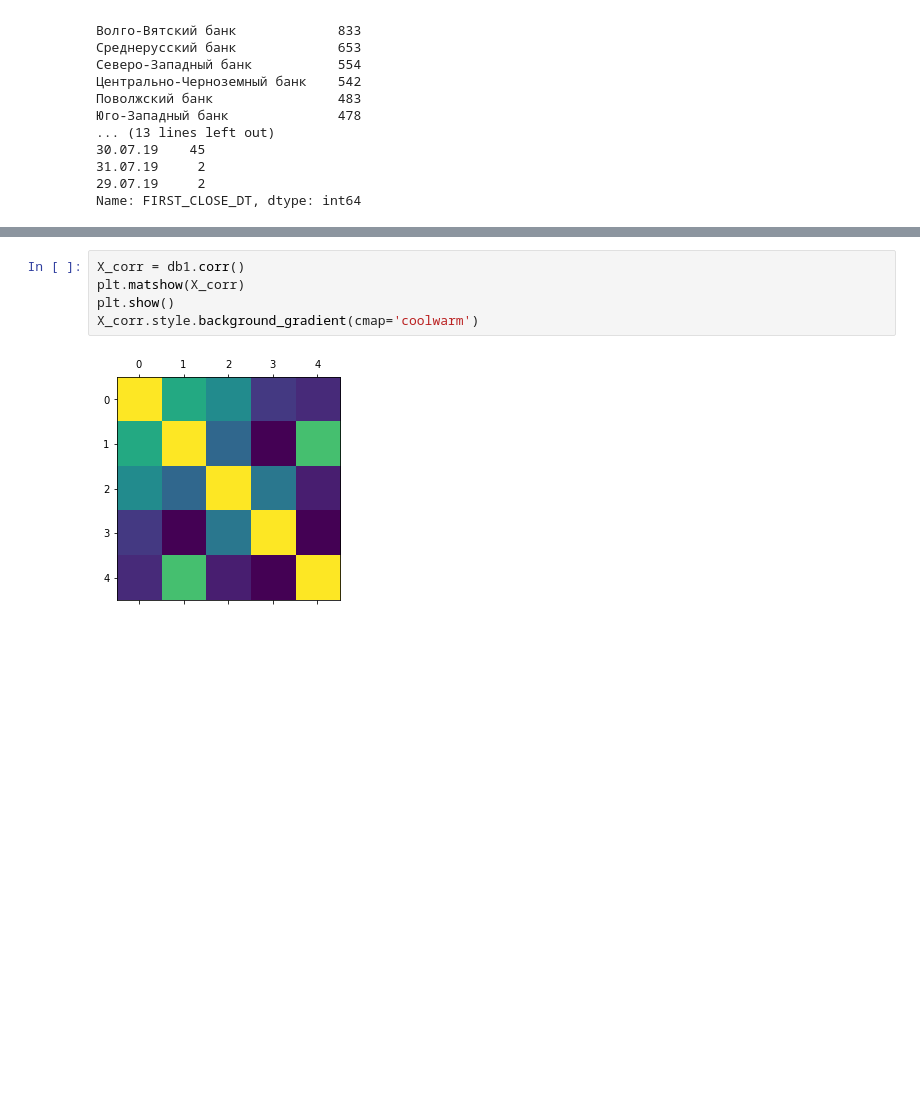
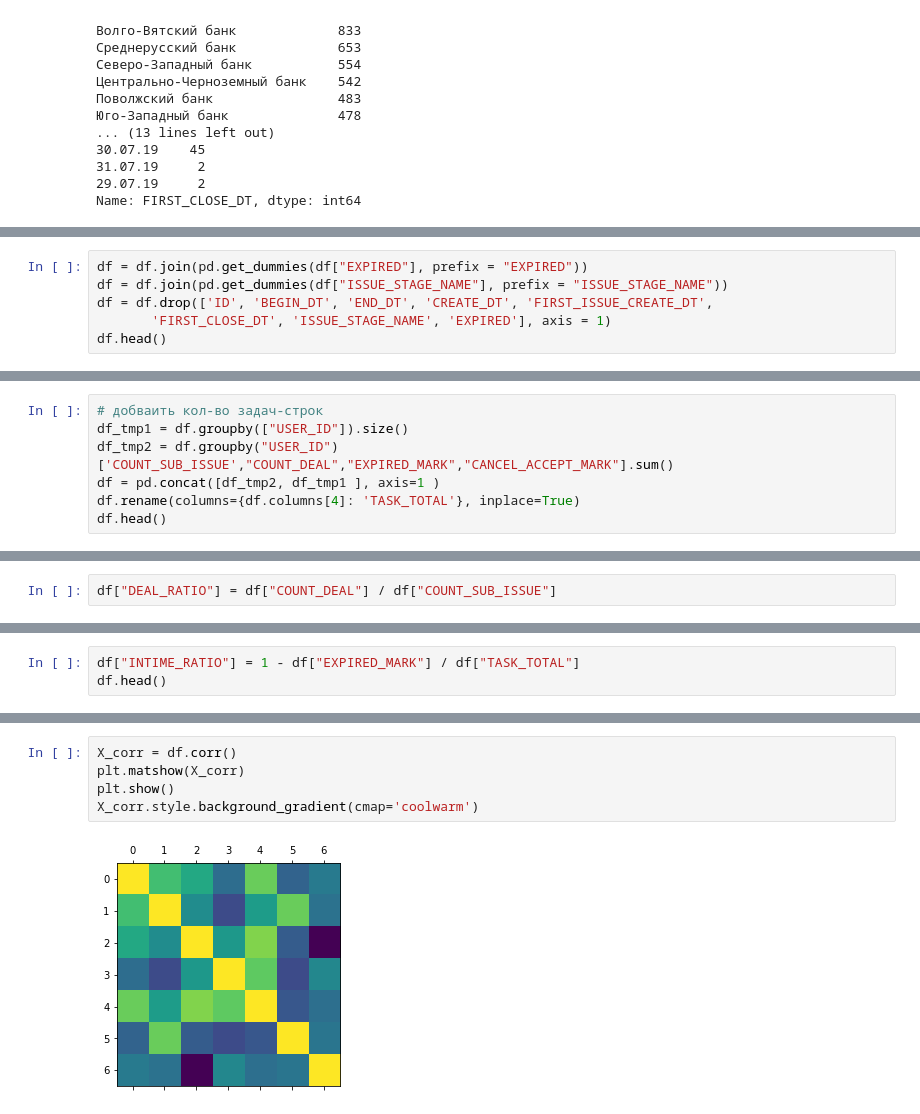
Before and after one commit to daniilstv/math, a Jupyter notebook: teorver_project.ipynb, the cells around one changed output, grey strips where cells are left out. Saved outputs shown, nothing was run; the diff lists cells and outputs as text; blank space fills up the shorter version.

```diff
--- a/teorver_project.ipynb
+++ b/teorver_project.ipynb
@@ -154,0 +76,6 @@ plt.scatter(df1["DEAL_RATIO"],df1["COUNT_SUB_ISSUE"])
+# %%
+df = df.join(pd.get_dummies(df["EXPIRED"], prefix = "EXPIRED"))
+df = df.join(pd.get_dummies(df["ISSUE_STAGE_NAME"], prefix = "ISSUE_STAGE_NAME"))
+df = df.drop(['ID', 'BEGIN_DT', 'END_DT', 'CREATE_DT', 'FIRST_ISSUE_CREATE_DT',
+       'FIRST_CLOSE_DT', 'ISSUE_STAGE_NAME', 'EXPIRED'], axis = 1)
+df.head()
@@ -154,0 +89,7 @@ plt.scatter(df1["DEAL_RATIO"],df1["COUNT_SUB_ISSUE"])
+# %%
+# добваить кол-во задач-строк
+df_tmp1 = df.groupby(["USER_ID"]).size()
+df_tmp2 = df.groupby("USER_ID")['COUNT_SUB_ISSUE',"COUNT_DEAL","EXPIRED_MARK","CANCEL_ACCEPT_MARK"].sum()
+df = pd.concat([df_tmp2, df_tmp1 ], axis=1 )
+df.rename(columns={df.columns[4]: 'TASK_TOTAL'}, inplace=True)
+df.head()
@@ -154,0 +104,2 @@ plt.scatter(df1["DEAL_RATIO"],df1["COUNT_SUB_ISSUE"])
+# %%
+df["DEAL_RATIO"] = df["COUNT_DEAL"] / df["COUNT_SUB_ISSUE"]
@@ -154,0 +116,3 @@ plt.scatter(df1["DEAL_RATIO"],df1["COUNT_SUB_ISSUE"])
+# %%
+df["INTIME_RATIO"] = 1 - df["EXPIRED_MARK"] / df["TASK_TOTAL"]
+df.head()
@@ -155,7 +134,7 @@ plt.scatter(df1["DEAL_RATIO"],df1["COUNT_SUB_ISSUE"])
 # %%
-X_corr = db1.corr()
+X_corr = df.corr()
 plt.matshow(X_corr)
 plt.show()
 X_corr.style.background_gradient(cmap='coolwarm')
 # %% [output]
-[figure, old version]
+[figure, new version]
```
Also changed, not shown: parts of 11 cells of this notebook.
